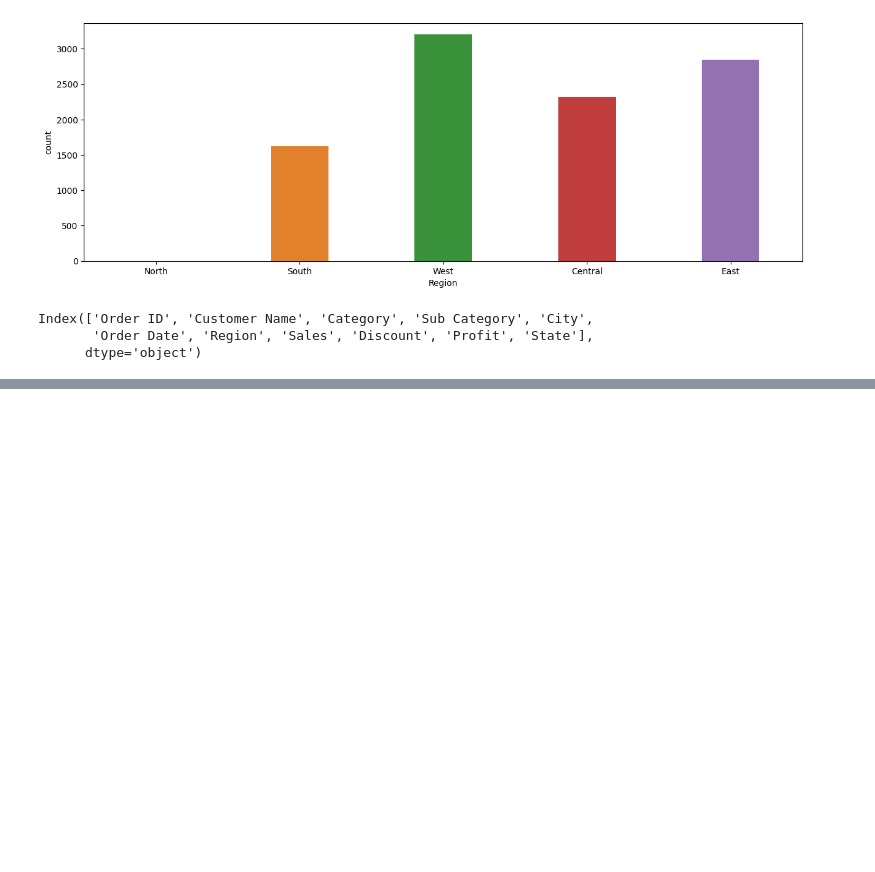
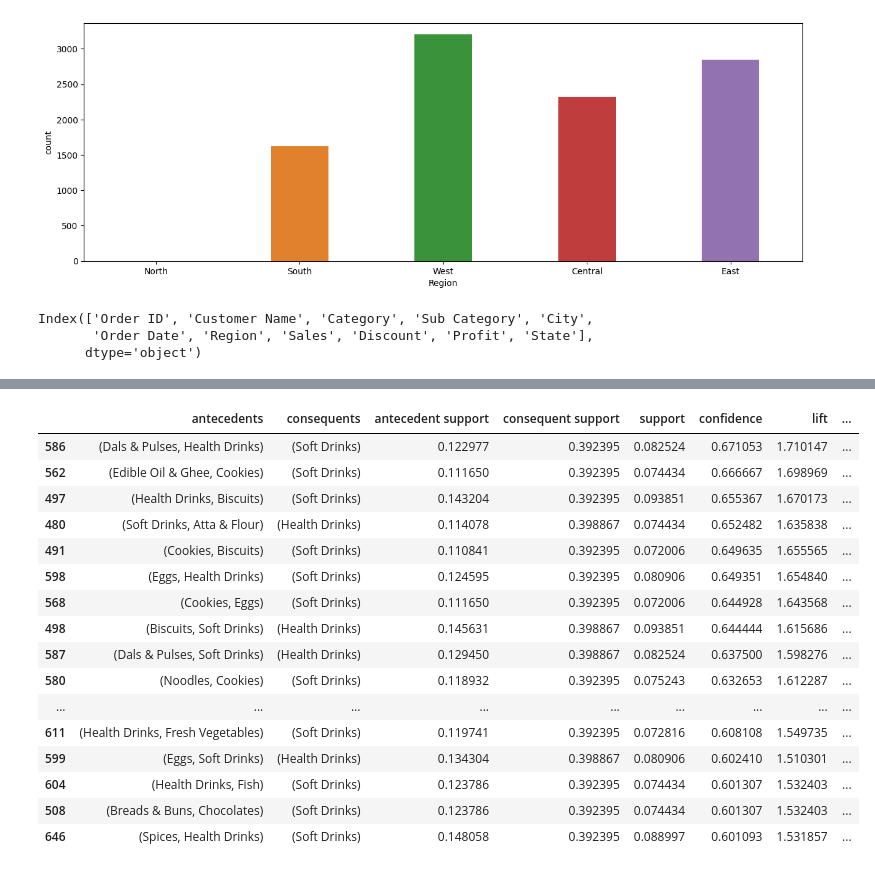
Before and after one commit to zinakhazaee/Visualization, a Jupyter notebook: Grocery_Store.ipynb, the cells around one changed output, grey strips where cells are left out. Drawn from its saved outputs; the diff is of its cells as text; code cells hidden in the pictures; blank space fills up the shorter version.

```diff
--- a/Grocery_Store.ipynb
+++ b/Grocery_Store.ipynb
@@ -265,0 +275,20 @@ rules[(rules['lift'] >= 0.6) &
+# %%
+best_rules.sort_values(by='confidence', ascending=False)
+# %% [output]
+|  | antecedents | consequents | antecedent support | consequent support | support | confidence | lift | ... |
+| 586 | (Dals & Pulses, Health Drinks) | (Soft Drinks) | 0.122977 | 0.392395 | 0.082524 | 0.671053 | 1.710147 | ... |
+| 562 | (Edible Oil & Ghee, Cookies) | (Soft Drinks) | 0.111650 | 0.392395 | 0.074434 | 0.666667 | 1.698969 | ... |
+| 497 | (Health Drinks, Biscuits) | (Soft Drinks) | 0.143204 | 0.392395 | 0.093851 | 0.655367 | 1.670173 | ... |
+| 480 | (Soft Drinks, Atta & Flour) | (Health Drinks) | 0.114078 | 0.398867 | 0.074434 | 0.652482 | 1.635838 | ... |
+| 491 | (Cookies, Biscuits) | (Soft Drinks) | 0.110841 | 0.392395 | 0.072006 | 0.649635 | 1.655565 | ... |
+| 598 | (Eggs, Health Drinks) | (Soft Drinks) | 0.124595 | 0.392395 | 0.080906 | 0.649351 | 1.654840 | ... |
+| 568 | (Cookies, Eggs) | (Soft Drinks) | 0.111650 | 0.392395 | 0.072006 | 0.644928 | 1.643568 | ... |
+| 498 | (Biscuits, Soft Drinks) | (Health Drinks) | 0.145631 | 0.398867 | 0.093851 | 0.644444 | 1.615686 | ... |
+| 587 | (Dals & Pulses, Soft Drinks) | (Health Drinks) | 0.129450 | 0.398867 | 0.082524 | 0.637500 | 1.598276 | ... |
+| 580 | (Noodles, Cookies) | (Soft Drinks) | 0.118932 | 0.392395 | 0.075243 | 0.632653 | 1.612287 | ... |
+| ... | ... | ... | ... | ... | ... | ... | ... | ... |
+| 611 | (Health Drinks, Fresh Vegetables) | (Soft Drinks) | 0.119741 | 0.392395 | 0.072816 | 0.608108 | 1.549735 | ... |
+| 599 | (Eggs, Soft Drinks) | (Health Drinks) | 0.134304 | 0.398867 | 0.080906 | 0.602410 | 1.510301 | ... |
+| 604 | (Health Drinks, Fish) | (Soft Drinks) | 0.123786 | 0.392395 | 0.074434 | 0.601307 | 1.532403 | ... |
+| 508 | (Breads & Buns, Chocolates) | (Soft Drinks) | 0.123786 | 0.392395 | 0.074434 | 0.601307 | 1.532403 | ... |
+| 646 | (Spices, Health Drinks) | (Soft Drinks) | 0.148058 | 0.392395 | 0.088997 | 0.601093 | 1.531857 | ... |
```
Also changed, not shown: parts of 6 cells of this notebook.
